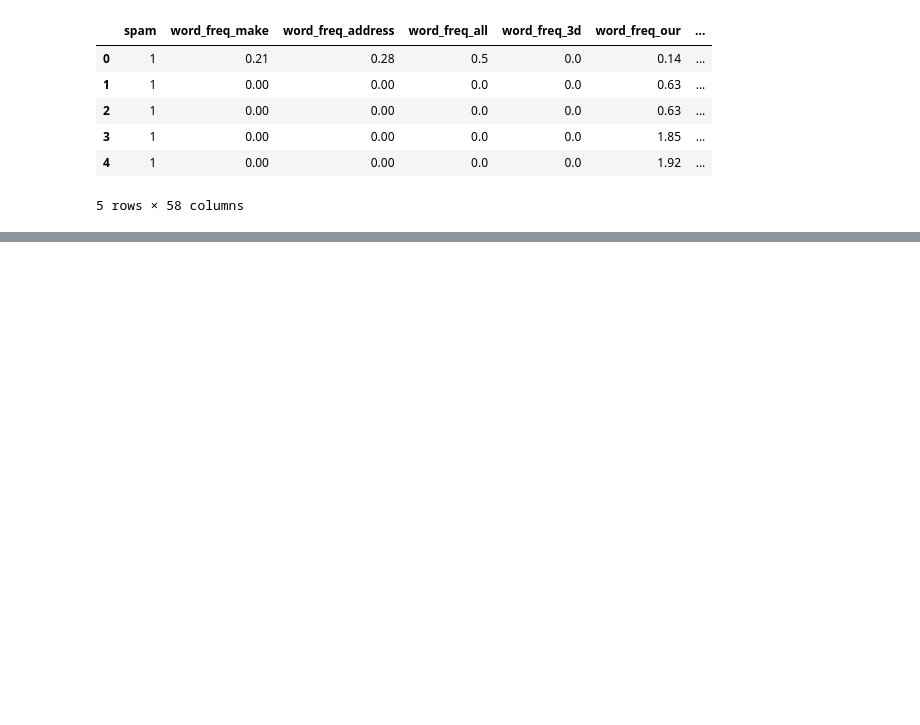
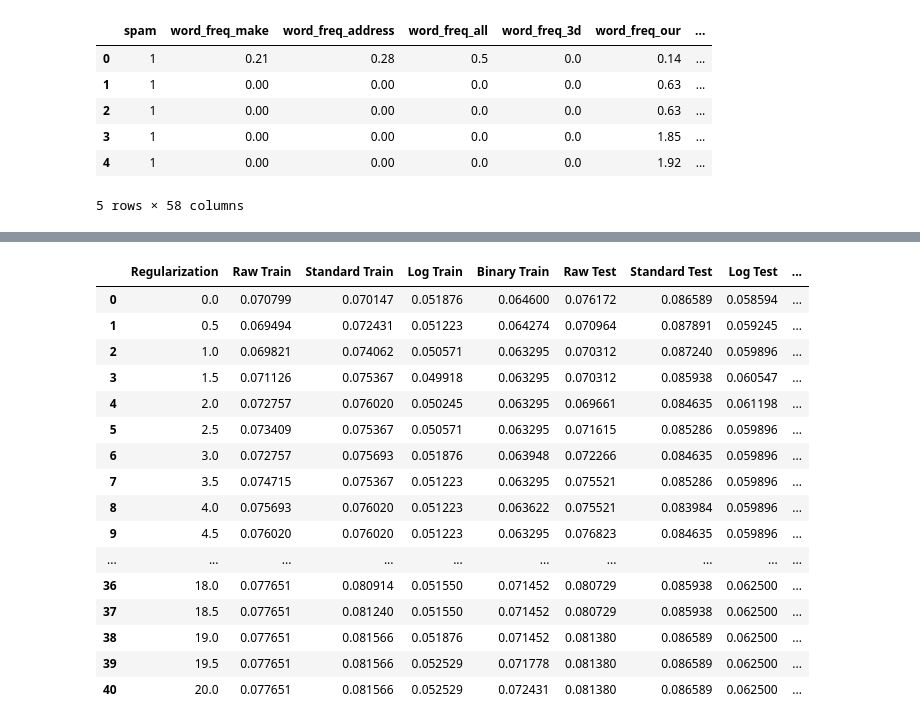
Before and after one commit to ppham27/MLaPP-solutions, a Jupyter notebook: chap08/1.ipynb, the cells around one changed output, grey strips where cells are left out. Drawn from its saved outputs; the diff is of its cells as text; code cells hidden in the pictures; blank space fills up the shorter version.

```diff
--- a/chap08/1.ipynb
+++ b/chap08/1.ipynb
@@ -20,0 +118,54 @@ train_data.head()
+# %%
+from sklearn import preprocessing
+
+# transform the data
+ytrain = train_data['spam'].as_matrix()
+ytest = test_data['spam'].as_matrix()
+Xtrain_raw = train_data.drop('spam', axis = 1).as_matrix()
+Xtest_raw = test_data.drop('spam', axis = 1).as_matrix()
+Xtrain_standard = preprocessing.scale(Xtrain_raw, axis=0)
+Xtest_standard = preprocessing.scale(Xtest_raw, axis=0)
+Xtrain_log = np.apply_along_axis(transform_log, axis = 0, arr=Xtrain_raw)
+Xtest_log = np.apply_along_axis(transform_log, axis = 0, arr=Xtest_raw)
+Xtrain_binary = np.apply_along_axis(transform_binary, axis = 0, arr=Xtrain_raw)
+Xtest_binary = np.apply_along_axis(transform_binary, axis = 0, arr=Xtest_raw)
+
+data_transform = ['Raw', 'Standard', 'Log', 'Binary']
+Xtrain = [Xtrain_raw, Xtrain_standard, Xtrain_log, Xtrain_binary]
+Xtest = [Xtest_raw, Xtest_standard, Xtest_log, Xtest_binary]
+
+## now run lots of models to find regularization parameter
+regularization = np.linspace(0, 20, num=41)
+misclassification_rates = pd.DataFrame(dtype=np.float64,
+                                       index = np.arange(len(regularization)),
+                                       columns = ['Regularization'] +
+                                       list(map(lambda x : x + ' Train',  data_transform)) +
+                                       list(map(lambda x : x + ' Test',  data_transform)))
+for i in range(len(regularization)):
+    misclassification_rates.iloc[i]['Regularization'] = regularization[i]
+    if regularization[i] == 0:
+        regularization[i] += 0.01 # hack when there's no convergence.
+    logReg = LogisticRegression(regularization = regularization[i])
+    for j in range(len(data_transform)):
+        logReg.fit(Xtrain[j], ytrain)
+        misclassification_rates.iloc[i][data_transform[j] + ' Train'] = 1 - logReg.score(Xtrain[j], ytrain)
+        misclassification_rates.iloc[i][data_transform[j] + ' Test'] = 1 - logReg.score(Xtest[j], ytest)
+misclassification_rates
+# %% [output]
+|  | Regularization | Raw Train | Standard Train | Log Train | Binary Train | Raw Test | Standard Test | Log Test | ... |
+| 0 | 0.0 | 0.070799 | 0.070147 | 0.051876 | 0.064600 | 0.076172 | 0.086589 | 0.058594 | ... |
+| 1 | 0.5 | 0.069494 | 0.072431 | 0.051223 | 0.064274 | 0.070964 | 0.087891 | 0.059245 | ... |
+| 2 | 1.0 | 0.069821 | 0.074062 | 0.050571 | 0.063295 | 0.070312 | 0.087240 | 0.059896 | ... |
+| 3 | 1.5 | 0.071126 | 0.075367 | 0.049918 | 0.063295 | 0.070312 | 0.085938 | 0.060547 | ... |
+| 4 | 2.0 | 0.072757 | 0.076020 | 0.050245 | 0.063295 | 0.069661 | 0.084635 | 0.061198 | ... |
+| 5 | 2.5 | 0.073409 | 0.075367 | 0.050571 | 0.063295 | 0.071615 | 0.085286 | 0.059896 | ... |
+| 6 | 3.0 | 0.072757 | 0.075693 | 0.051876 | 0.063948 | 0.072266 | 0.084635 | 0.059896 | ... |
+| 7 | 3.5 | 0.074715 | 0.075367 | 0.051223 | 0.063295 | 0.075521 | 0.085286 | 0.059896 | ... |
+| 8 | 4.0 | 0.075693 | 0.076020 | 0.051223 | 0.063622 | 0.075521 | 0.083984 | 0.059896 | ... |
+| 9 | 4.5 | 0.076020 | 0.076020 | 0.051223 | 0.063295 | 0.076823 | 0.084635 | 0.059896 | ... |
+| ... | ... | ... | ... | ... | ... | ... | ... | ... | ... |
+| 36 | 18.0 | 0.077651 | 0.080914 | 0.051550 | 0.071452 | 0.080729 | 0.085938 | 0.062500 | ... |
+| 37 | 18.5 | 0.077651 | 0.081240 | 0.051550 | 0.071452 | 0.080729 | 0.085938 | 0.062500 | ... |
+| 38 | 19.0 | 0.077651 | 0.081566 | 0.051876 | 0.071452 | 0.081380 | 0.086589 | 0.062500 | ... |
+| 39 | 19.5 | 0.077651 | 0.081566 | 0.052529 | 0.071778 | 0.081380 | 0.086589 | 0.062500 | ... |
+| 40 | 20.0 | 0.077651 | 0.081566 | 0.052529 | 0.072431 | 0.081380 | 0.086589 | 0.062500 | ... |
```
Also changed, not shown: parts of 8 cells of this notebook, 1 other file.
